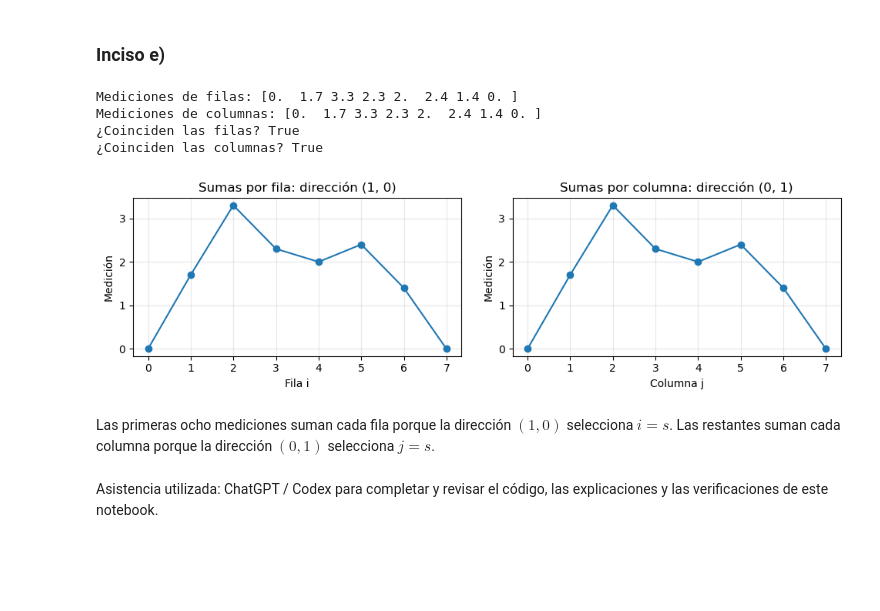
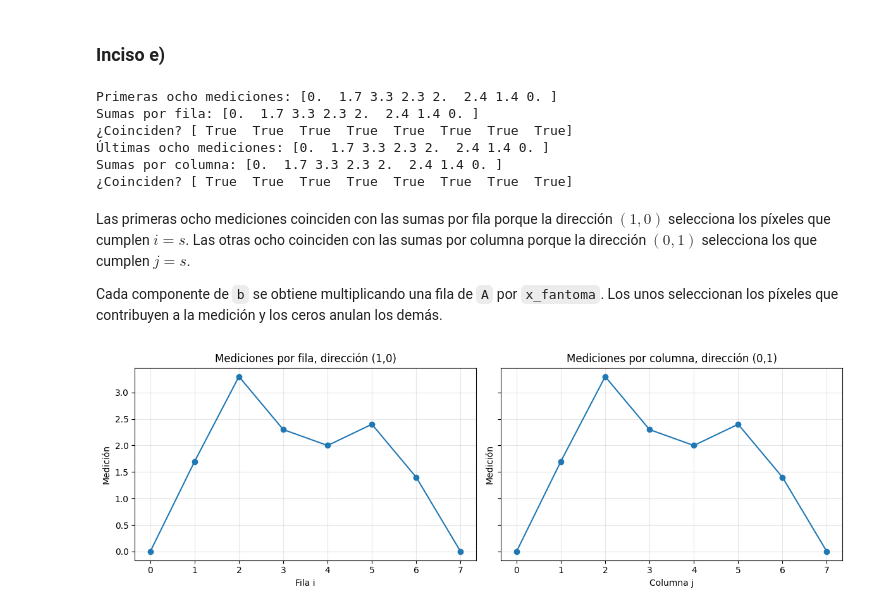
Before and after one commit to fededelcuadro/proyecto-tomografia-metodos, a Jupyter notebook: ejercicio_3.ipynb, the cells around one changed output. Saved outputs shown, nothing was run; the diff lists cells and outputs as text; code cells hidden in the pictures; blank space fills up the shorter version.

```diff
--- a/ejercicio_3.ipynb
+++ b/ejercicio_3.ipynb
@@ -115,0 +103,4 @@ Proporción de ceros: 0.875
+# %%
+A = matriz_proyeccion(8, [(1, 0), (0, 1)])
+plt.imshow(A, cmap="gray", aspect="auto")
+plt.show()
@@ -116,38 +117,46 @@ Proporción de ceros: 0.875
 # %% [markdown]
 ### Inciso e)
+# %%
+b = A @ x_fantoma
+b_filas = b[:8]
+b_columnas = b[8:]
+
+print("Primeras ocho mediciones:", b_filas)
+print("Sumas por fila:", X_fantoma.sum(axis=1))
+print("¿Coinciden?", b_filas == X_fantoma.sum(axis=1))
+
+print("Últimas ocho mediciones:", b_columnas)
+print("Sumas por columna:", X_fantoma.sum(axis=0))
+print("¿Coinciden?", b_columnas == X_fantoma.sum(axis=0))
+# %% [output]
+Primeras ocho mediciones: [0.  1.7 3.3 2.3 2.  2.4 1.4 0. ]
+Sumas por fila: [0.  1.7 3.3 2.3 2.  2.4 1.4 0. ]
+¿Coinciden? [ True  True  True  True  True  True  True  True]
+Últimas ocho mediciones: [0.  1.7 3.3 2.3 2.  2.4 1.4 0. ]
+Sumas por columna: [0.  1.7 3.3 2.3 2.  2.4 1.4 0. ]
+¿Coinciden? [ True  True  True  True  True  True  True  True]
+# %% [markdown]
+Las primeras ocho mediciones coinciden con las sumas por fila porque la dirección $(1,0)$ selecciona los píxeles que cumplen $i=s$. Las otras ocho coinciden con las sumas por columna porque la dirección $(0,1)$ selecciona los que cumplen $j=s$.
+
+Cada componente de `b` se obtiene multiplicando una fila de `A` por `x_fantoma`. Los unos seleccionan los píxeles que contribuyen a la medición y los ceros anulan los demás.
 # %%
-b = A @ x_fantoma
-b_filas = b[:8]
-b_columnas = b[8:]
+fig, axs = plt.subplots(1, 2, figsize=(12, 4), sharey=True)
 
-print("Mediciones de filas:", b_filas)
-print("Mediciones de columnas:", b_columnas)
-print("¿Coinciden las filas?", np.allclose(b_filas, X_fantoma.sum(axis=1)))
-print("¿Coinciden las columnas?", np.allclose(b_columnas, X_fantoma.sum(axis=0)))
-assert np.allclose(b_filas, X_fantoma.sum(axis=1))
-assert np.allclose(b_columnas, X_fantoma.sum(axis=0))
+axs[0].plot(range(8), b_filas, "o-")
+axs[0].set_title("Mediciones por fila, dirección (1,0)")
+axs[0].set_xlabel("Fila i")
+axs[0].set_ylabel("Medición")
+axs[0].set_xticks(range(8))
+axs[0].grid(alpha=0.3)
 
-fig, axs = plt.subplots(1, 2, figsize=(10, 3))
-axs[0].plot(range(8), b_filas, "o-")
-axs[0].set_title("Sumas por fila: dirección (1, 0)")
-axs[0].set_xlabel("Fila i")
 axs[1].plot(range(8), b_columnas, "o-")
-axs[1].set_title("Sumas por columna: dirección (0, 1)")
+axs[1].set_title("Mediciones por columna, dirección (0,1)")
 axs[1].set_xlabel("Columna j")
-for ax in axs:
-    ax.set_ylabel("Medición")
-    ax.set_xticks(range(8))
-    ax.grid(alpha=0.3)
+axs[1].set_ylabel("Medición")
+axs[1].set_xticks(range(8))
+axs[1].grid(alpha=0.3)
+
 plt.tight_layout()
 plt.show()
 # %% [output]
-Mediciones de filas: [0.  1.7 3.3 2.3 2.  2.4 1.4 0. ]
-Mediciones de columnas: [0.  1.7 3.3 2.3 2.  2.4 1.4 0. ]
-¿Coinciden las filas? True
-¿Coinciden las columnas? True
-[figure, old version]
+[figure, new version]
-# %% [markdown]
-Las primeras ocho mediciones suman cada fila porque la dirección $(1,0)$ selecciona $i=s$.
-Las restantes suman cada columna porque la dirección $(0,1)$ selecciona $j=s$.
-# %% [markdown]
-Asistencia utilizada: ChatGPT / Codex para completar y revisar el código, las explicaciones y las verificaciones de este notebook.
```
Also changed, not shown: parts of 9 cells of this notebook.
